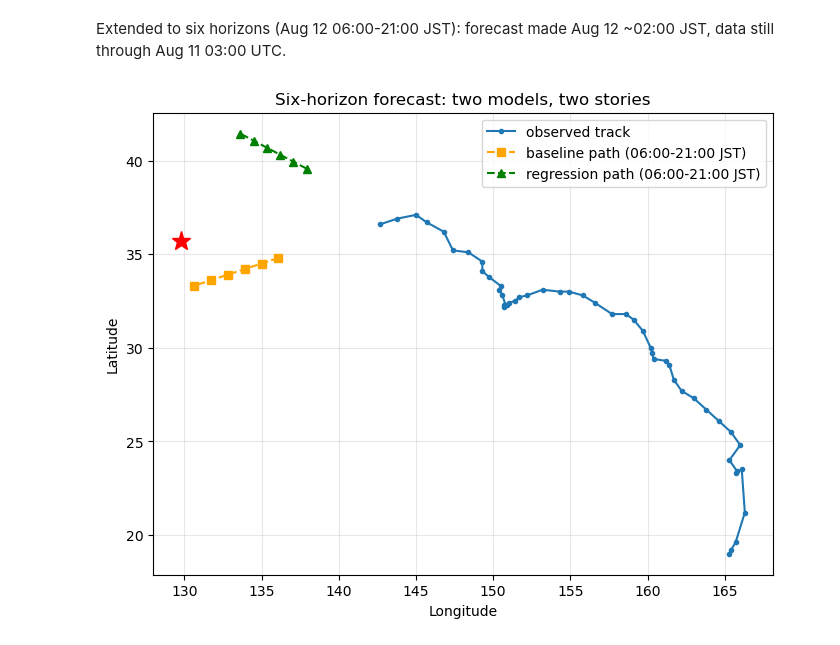
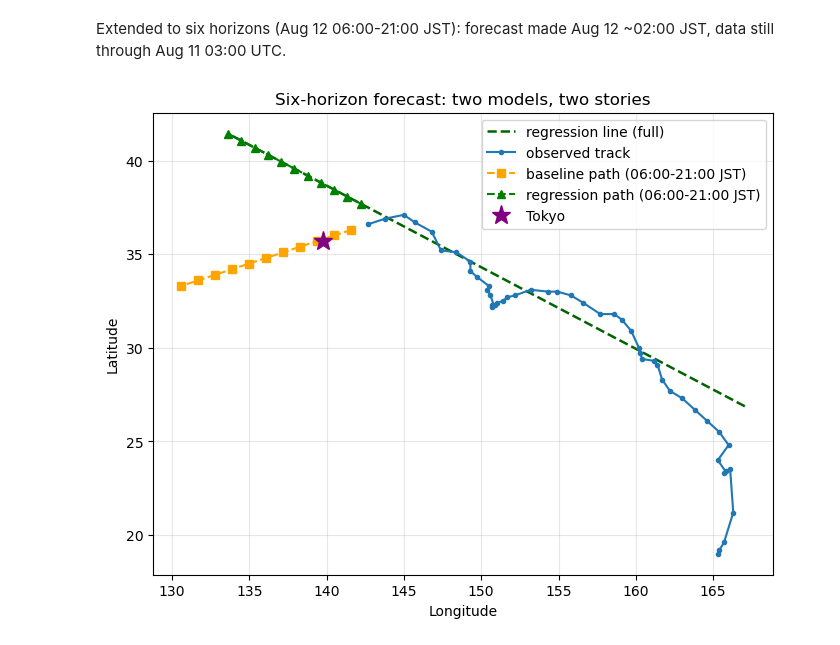
Before and after one commit to sitongh/typhoon-track-regression-chanhom2026, a Jupyter notebook: analysis.ipynb, the cells around one changed output. Drawn from its saved outputs; the diff is of its cells as text; code cells hidden in the pictures.

Commit message:
Extend forecasts to six horizons with path chart

```diff
--- a/analysis.ipynb
+++ b/analysis.ipynb
@@ -150,20 +150,22 @@ Aug12 21:00 JST | baseline 33.3N 130.6E | regression 41.4N 133.6E
 Extended to six horizons (Aug 12 06:00-21:00 JST): forecast made Aug 12 ~02:00 JST, data still through Aug 11 03:00 UTC.
 # %%
 bl_lats, bl_lons, rg_lats, rg_lons = [], [], [], []
-for s in range(6, 12):
+for s in range(1, 12):
     bl_lats.append(last['lat'] + v_lat*s)
     bl_lons.append(last['lon'] + v_lon*s)
     rg_lats.append(b_lat + k_lat*(8+s))
     rg_lons.append(b_lon + k_lon*(8+s))
 
 plt.figure(figsize=(8, 6))
+t_all = np.arange(-20,20)
+plt.plot(b_lon + k_lon*t_all, b_lat + k_lat*t_all, '--', color='darkgreen', linewidth=1.8, label='regression line (full)')
 plt.plot(df['lon'],df['lat'], '-o', markersize=3, label='observed track')
 plt.plot(bl_lons, bl_lats, '--s', color='orange', label='baseline path (06:00-21:00 JST)')
 plt.plot(rg_lons, rg_lats, '--^', color='green', label='regression path (06:00-21:00 JST)')
-plt.plot(129.8, 35.7, 'r*', markersize=14)
+plt.plot(139.8, 35.7, '*', markersize=14, color='purple', linestyle='none', label='Tokyo')
 plt.xlabel('Longitude');plt.ylabel('Latitude')
 plt.title('Six-horizon forecast: two models, two stories')
 plt.legend(); plt.grid(alpha=0.3)
 plt.show()
 # %% [output]
-[figure, old version]
+[figure, new version]
```
